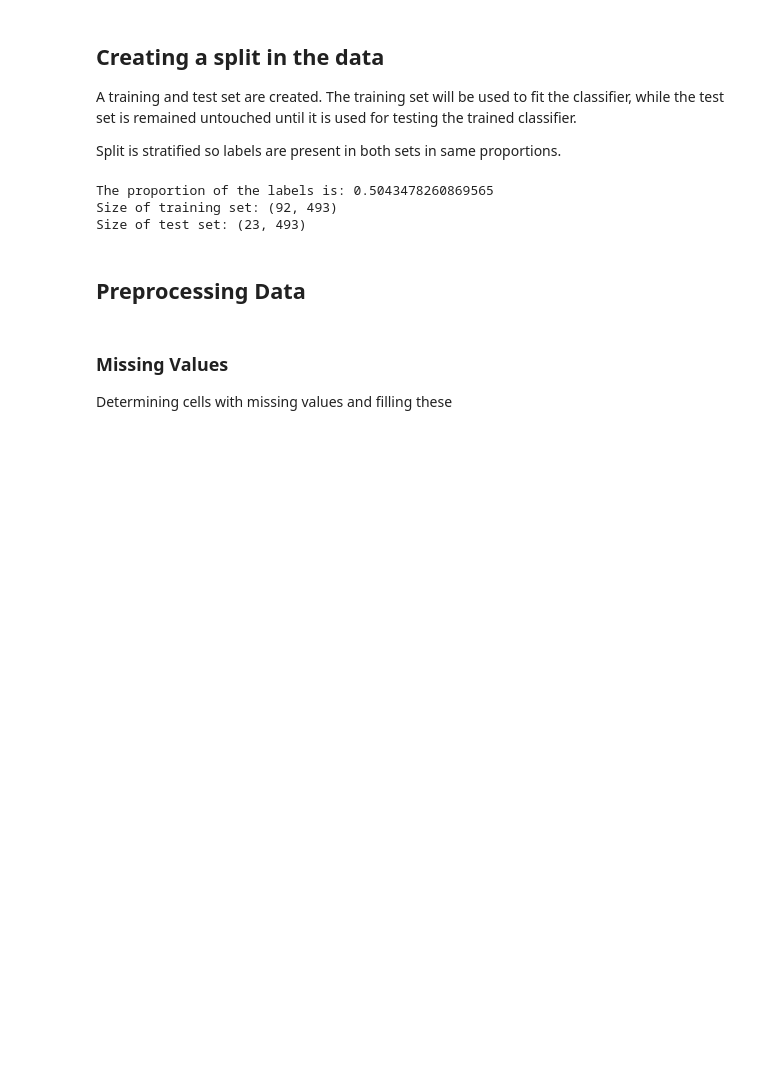
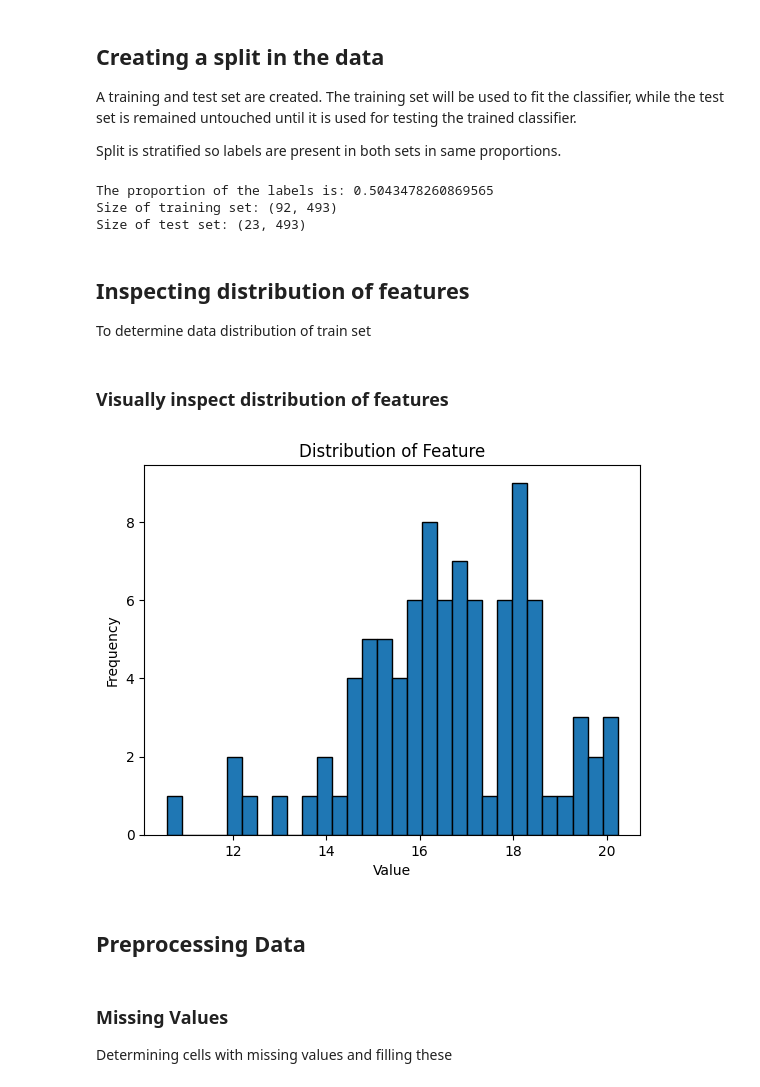
Before and after one commit to AnoukBloemen/TM10007_ML_Project, a Jupyter notebook: assignment.ipynb, the cells around one changed output. Drawn from its saved outputs; the diff is of its cells as text; code cells hidden in the pictures; blank space fills up the shorter version.

```diff
--- a/assignment.ipynb
+++ b/assignment.ipynb
@@ -80,6 +82,30 @@ print(f'Size of test set: {X_test.shape}')
 The proportion of the labels is: 0.5043478260869565
 Size of training set: (92, 493)
 Size of test set: (23, 493)
+# %% [markdown]
+## Inspecting distribution of features
+To determine data distribution of train set
+# %% [markdown]
+### Visually inspect distribution of features
+# %%
+## UITEINDELIJK WEGHALEN DIT!!
+
+#Check if Gaussian distribution per column
+# if Gaussian distribution, take mean for filling empty cells (later in script)
+# if not Gaussion distribution (and outliers or skewed), take median for filling empty cells (later in script)
+
+# plt.hist(X_train.iloc[:, 15], bins=30, edgecolor='k') # Change number of colum to see distribution (between width dataframe)
+plt.hist(X_train['PREDICT_original_tf_Gabor_entropy_F0.2_A1.57'], bins=30, edgecolor='k') # Change number of colum to see distribution (between width dataframe)
+
+
+plt.title('Distribution of Feature')
+plt.xlabel('Value')
+plt.ylabel('Frequency')
+plt.show()
+
+# print(X_train.head())
+# %% [output]
+[figure, added]
 # %% [markdown]
 ## Preprocessing Data
 # %% [markdown]
```
Also changed, not shown: parts of 11 cells of this notebook.
